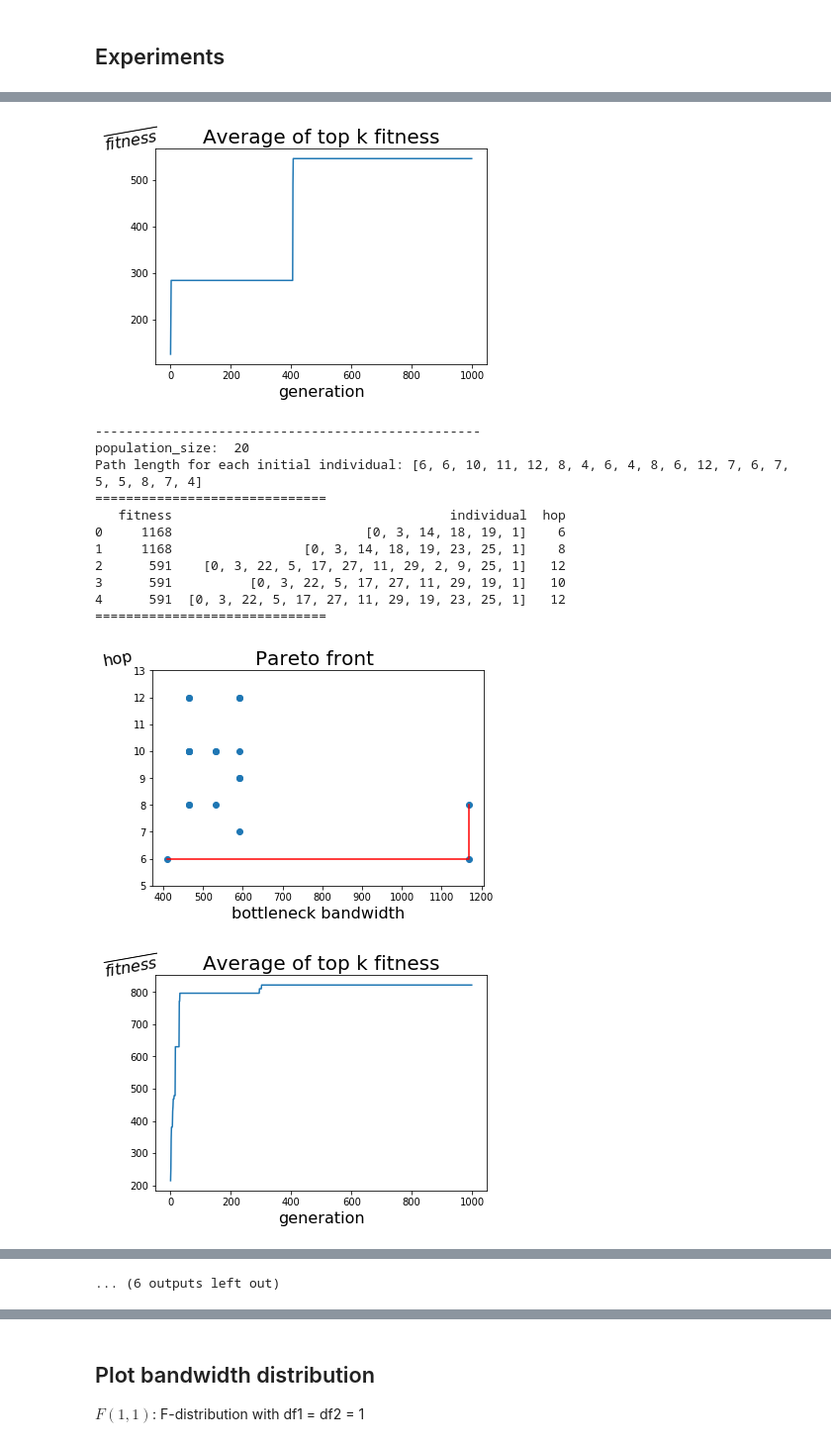
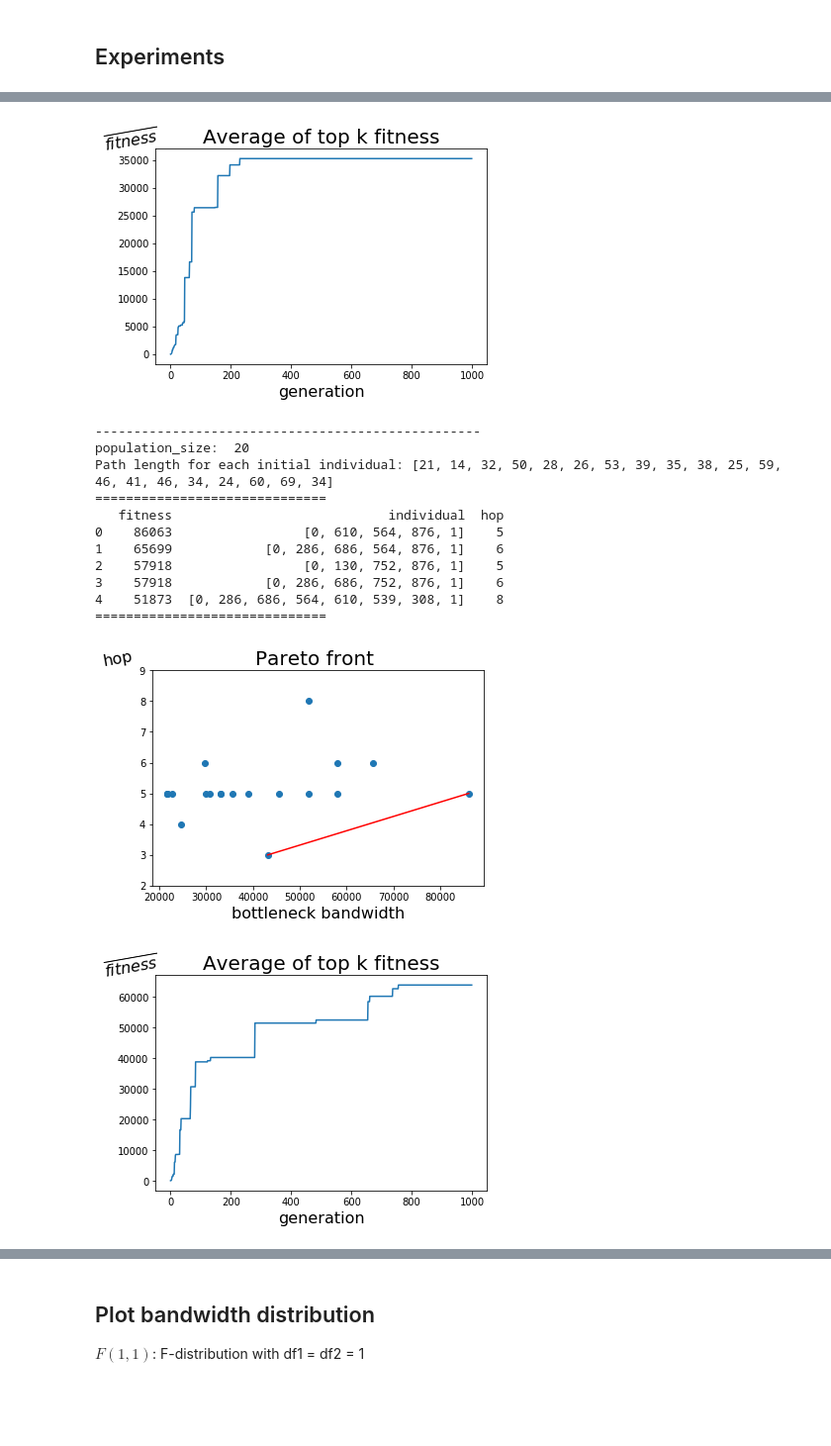
Before and after one commit to WarClans612/evolutionary_computation, a Jupyter notebook: main.ipynb, the cells around one changed output, grey strips where cells are left out. Shown at 99% size. Drawn from its saved outputs; the diff is of its cells as text; code cells hidden in the pictures; blank space fills up the shorter version.

```diff
--- a/main.ipynb
+++ b/main.ipynb
@@ -27,7 +27,7 @@ generation = 1000
 max_depth = 5
 k_shortest = 5
 random_walk_mult = 2
-generator_n = 30
+generator_n = 1000
 generator_p = 0.1
 # %%
 random.seed(datetime.now())
@@ -159,10 +159,10 @@ for c in candidate:
 
     # plot pareto front
     data = rst.drop(columns='individual').values
-    pareto_front = plotting.plot_pareto(data)
+    pareto_front = plotting.plot_pareto(data, savefig=True)
 
     # plot fitness vs. generation
-    plotting.plot_fitness_vs_generation(fit_v_gen)
+    plotting.plot_fitness_vs_generation(fit_v_gen, savefig=True)
 # %% [output]
 --------------------------------------------------
 population_size:  10
@@ -179,16 +179,16 @@ Path length for each initial individual: [5, 7, 9, 4, 6, 4, 8, 6, 4, 8]
-[figure, old version]
+[figure, new version]
 --------------------------------------------------
 population_size:  20
-Path length for each initial individual: [6, 6, 10, 11, 12, 8, 4, 6, 4, 8, 6, 12, 7, 6, 7, 5, 5, 8, 7, 4]
+Path length for each initial individual: [21, 14, 32, 50, 28, 26, 53, 39, 35, 38, 25, 59, 46, 41, 46, 34, 24, 60, 69, 34]
 ==============================
-   fitness                                    individual  hop
-0     1168                         [0, 3, 14, 18, 19, 1]    6
-1     1168                 [0, 3, 14, 18, 19, 23, 25, 1]    8
-2      591    [0, 3, 22, 5, 17, 27, 11, 29, 2, 9, 25, 1]   12
-3      591          [0, 3, 22, 5, 17, 27, 11, 29, 19, 1]   10
-4      591  [0, 3, 22, 5, 17, 27, 11, 29, 19, 23, 25, 1]   12
+   fitness                            individual  hop
+0    86063                 [0, 610, 564, 876, 1]    5
+1    65699            [0, 286, 686, 564, 876, 1]    6
+2    57918                 [0, 130, 752, 876, 1]    5
+3    57918            [0, 286, 686, 752, 876, 1]    6
+4    51873  [0, 286, 686, 564, 610, 539, 308, 1]    8
 ==============================
-[figure, old version]
+[figure, new version]
-[figure, old version]
+[figure, new version]
 --------------------------------------------------
 population_size:  50
@@ -219,4 +209,3 @@ Path length for each initial individual: [5, 4, 9, 13, 7, 4, 7, 8, 4, 10, 10, 7,
-... (6 outputs left out)
 # %%
 fig = plt.figure(figsize=(8, 6))
 for idx, _ in enumerate(fitness_for_plot):
```
Also changed, not shown: parts of 6 cells of this notebook, 1 other file.
